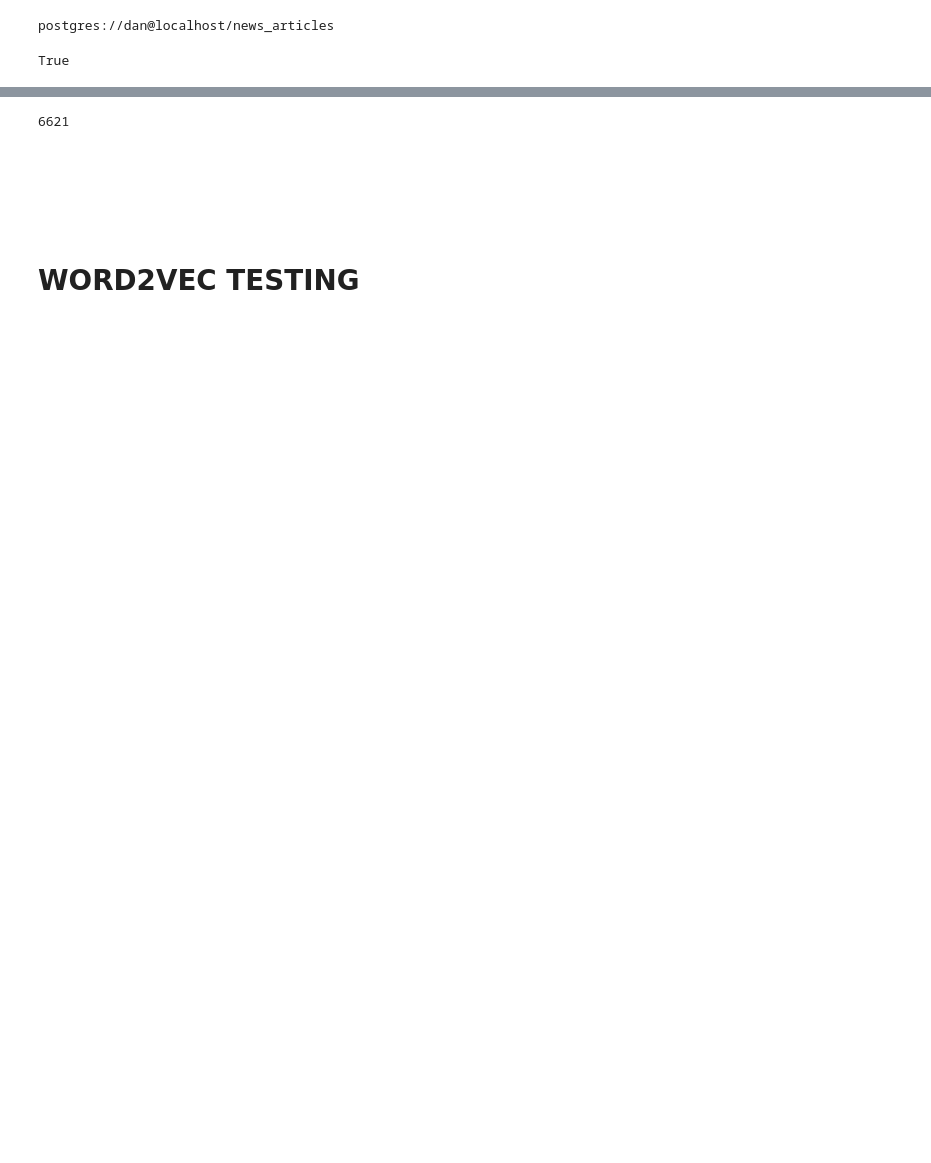
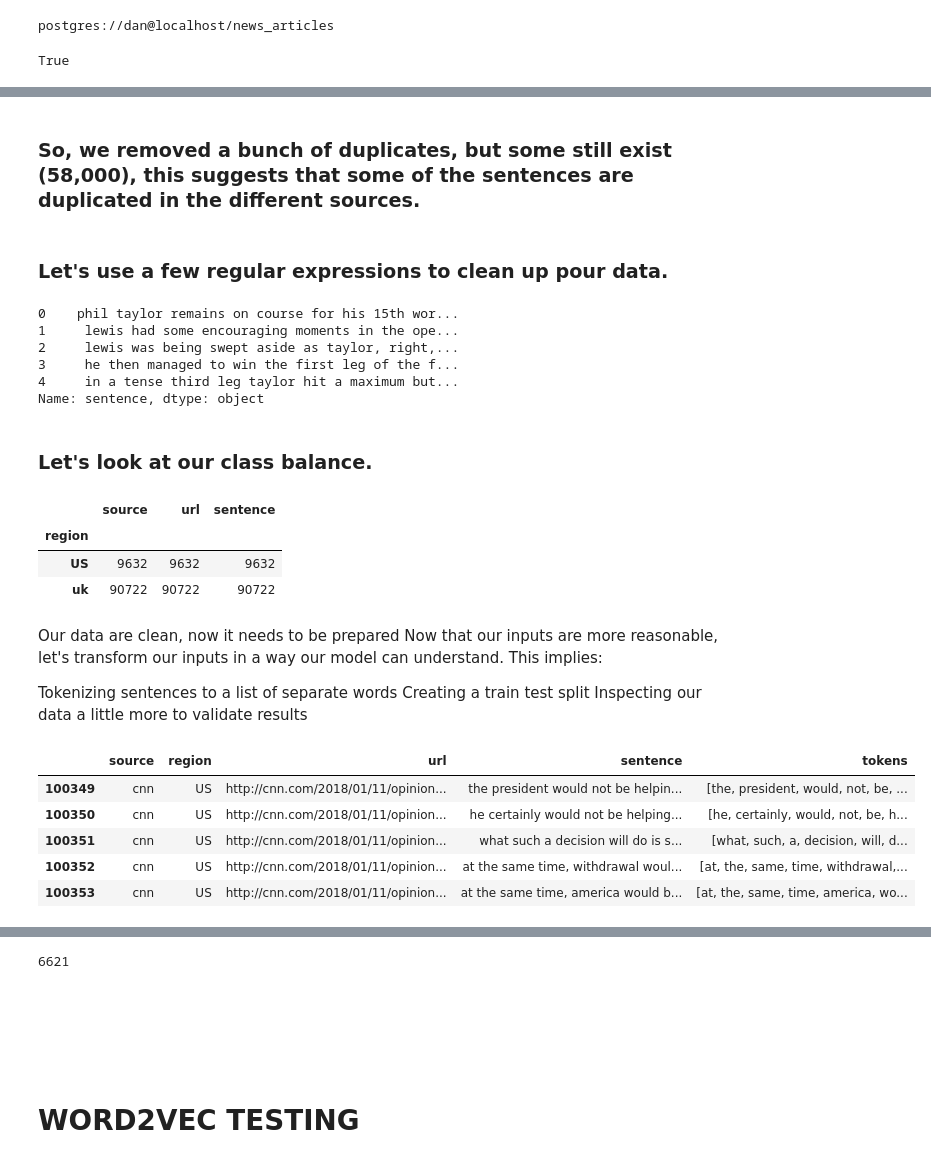
Before and after one commit to drinandan/insight-project, a Jupyter notebook: 2018.01.14_gathering_regional_newspaper_data.ipynb, the cells around one changed output, grey strips where cells are left out. Drawn from its saved outputs; the diff is of its cells as text; code cells hidden in the pictures; blank space fills up the shorter version.

```diff
--- a/2018.01.14_gathering_regional_newspaper_data.ipynb
+++ b/2018.01.14_gathering_regional_newspaper_data.ipynb
@@ -302,0 +448,4 @@ df.head()
+# %% [markdown]
+### So, we removed a bunch of duplicates, but some still exist (58,000), this suggests that some of the sentences are duplicated in the different sources.
+# %% [markdown]
+### Let's use a few regular expressions to clean up pour data.
@@ -302,0 +463,39 @@ df.head()
+# %%
+df_non_dup['sentence'].head()
+# %% [output]
+0    phil taylor remains on course for his 15th wor...
+1     lewis had some encouraging moments in the ope...
+2     lewis was being swept aside as taylor, right,...
+3     he then managed to win the first leg of the f...
+4     in a tense third leg taylor hit a maximum but...
+Name: sentence, dtype: object
+# %% [markdown]
+### Let's look at our class balance.
+# %%
+df_non_dup.groupby("region").count()
+# %% [output]
+|  | source | url | sentence |
+| region |  |  |  |
+| US | 9632 | 9632 | 9632 |
+| uk | 90722 | 90722 | 90722 |
+# %% [markdown]
+Our data are clean, now it needs to be prepared
+Now that our inputs are more reasonable, let's transform our inputs in a way our model can understand. This implies:
+
+Tokenizing sentences to a list of separate words
+Creating a train test split
+Inspecting our data a little more to validate results
+# %%
+from nltk.tokenize import RegexpTokenizer
+
+tokenizer = RegexpTokenizer(r'\w+')
+
+df_non_dup["tokens"] = df_non_dup["sentence"].apply(tokenizer.tokenize)
+df_non_dup.tail()
+# %% [output]
+|  | source | region | url | sentence | tokens |
+| 100349 | cnn | US | http://cnn.com/2018/01/11/opinion... | the president would not be helpin... | [the, president, would, not, be, ... |
+| 100350 | cnn | US | http://cnn.com/2018/01/11/opinion... | he certainly would not be helping... | [he, certainly, would, not, be, h... |
+| 100351 | cnn | US | http://cnn.com/2018/01/11/opinion... | what such a decision will do is s... | [what, such, a, decision, will, d... |
+| 100352 | cnn | US | http://cnn.com/2018/01/11/opinion... | at the same time, withdrawal woul... | [at, the, same, time, withdrawal,... |
+| 100353 | cnn | US | http://cnn.com/2018/01/11/opinion... | at the same time, america would b... | [at, the, same, time, america, wo... |
```
Also changed, not shown: parts of 37 cells of this notebook.
